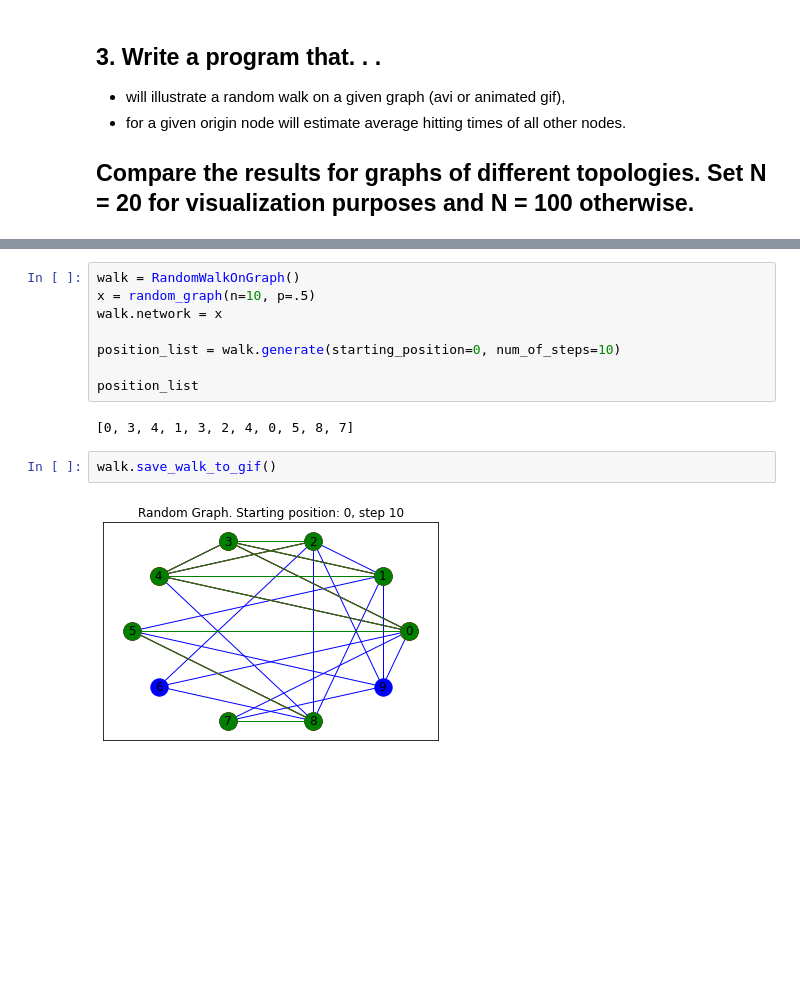
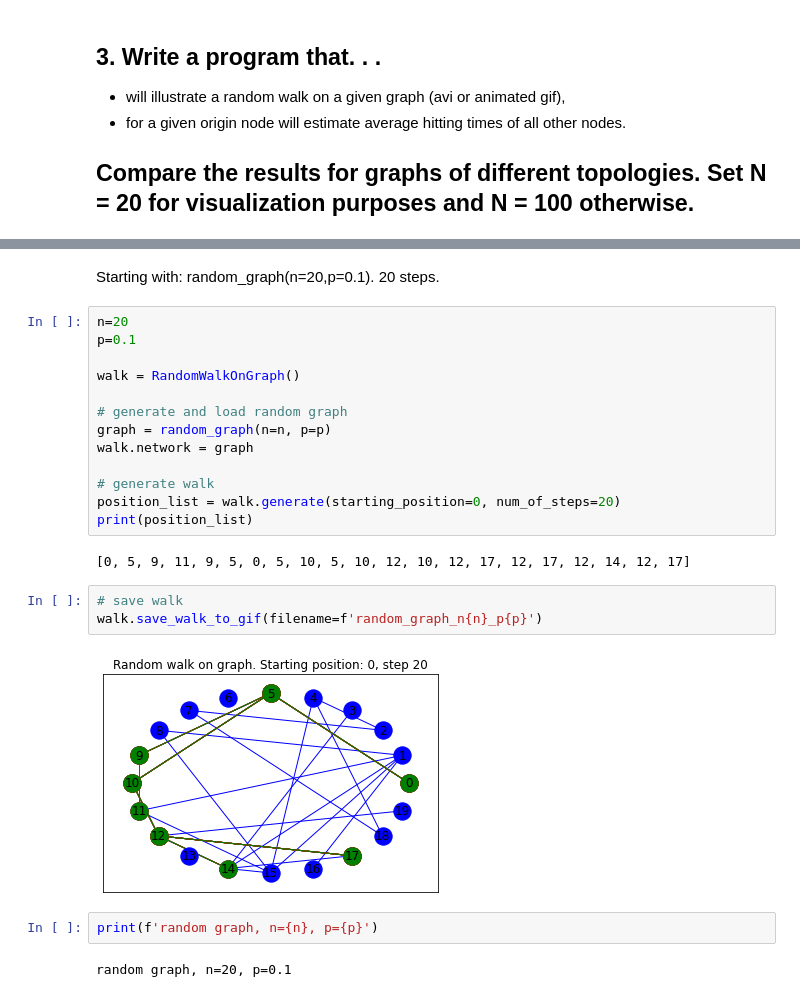
Before and after one commit to rogulforce/DPoCN, a Jupyter notebook: list_4/presentation.ipynb, the cells around one changed output, grey strips where cells are left out. Drawn from its saved outputs; the diff is of its cells as text; blank space fills up the shorter version.

Commit message:
list 4 done!

```diff
--- a/list_4/presentation.ipynb
+++ b/list_4/presentation.ipynb
@@ -88,15 +98,28 @@ upper right fraction EX: 0.223709
+# %% [markdown]
+Starting with: random_graph(n=20,p=0.1).
+20 steps.
 # %%
+n=20
+p=0.1
+
 walk = RandomWalkOnGraph()
-x = random_graph(n=10, p=.5)
-walk.network = x
 
-position_list = walk.generate(starting_position=0, num_of_steps=10)
+# generate and load random graph
+graph = random_graph(n=n, p=p)
+walk.network = graph
 
-position_list
+# generate walk
+position_list = walk.generate(starting_position=0, num_of_steps=20)
+print(position_list)
 # %% [output]
-[0, 3, 4, 1, 3, 2, 4, 0, 5, 8, 7]
+[0, 5, 9, 11, 9, 5, 0, 5, 10, 5, 10, 12, 10, 12, 17, 12, 17, 12, 14, 12, 17]
-# %%
-walk.save_walk_to_gif()
-# %% [output]
-[figure, removed]
+# %%
+# save walk
+walk.save_walk_to_gif(filename=f'random_graph_n{n}_p{p}')
+# %% [output]
+[figure, added]
+# %%
+print(f'random graph, n={n}, p={p}')
+# %% [output]
+random graph, n=20, p=0.1
 # %% [markdown]
```
Also changed, not shown: parts of 24 cells of this notebook, 17 other files.
